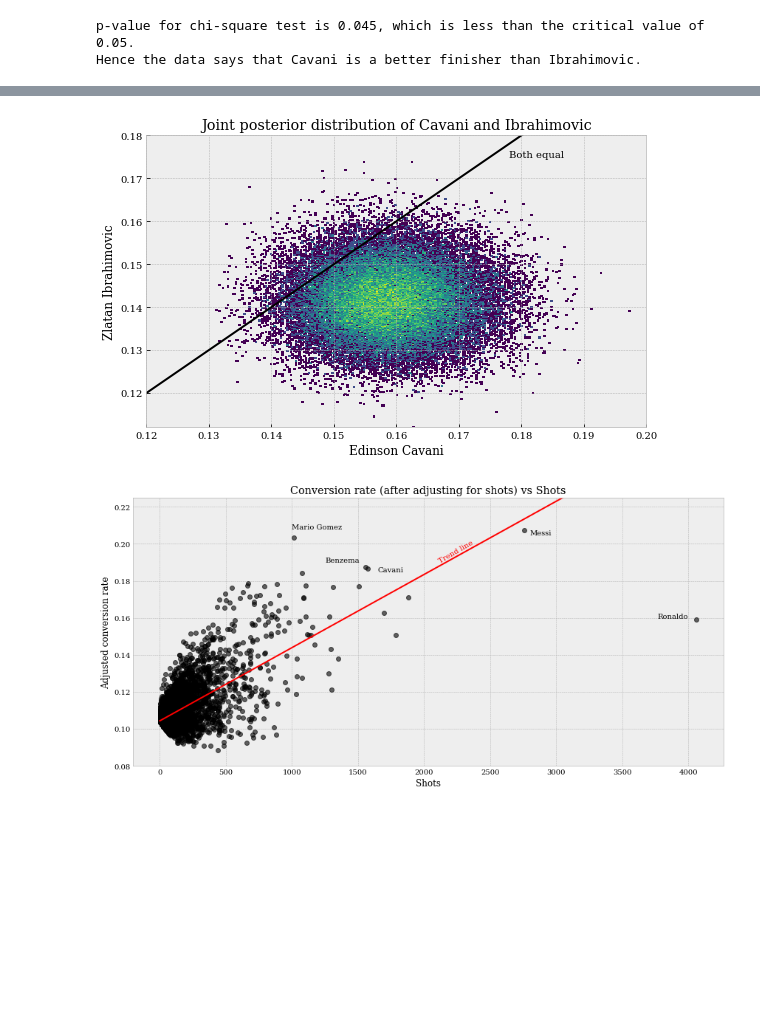
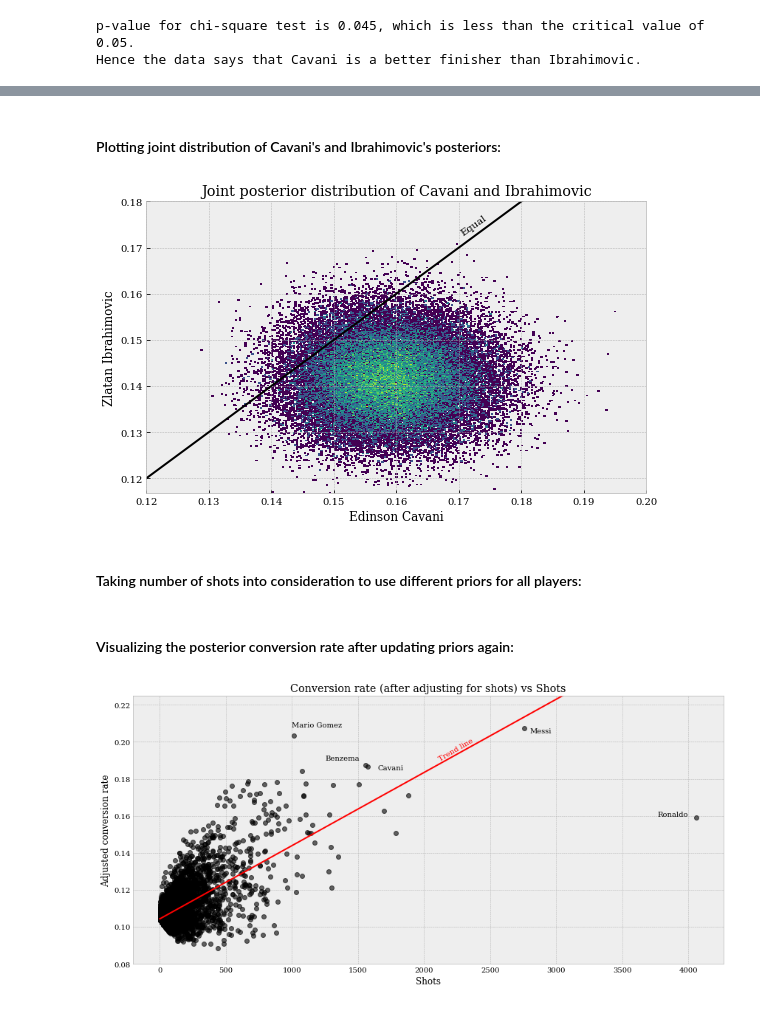
Before and after one commit to karangadiya/best-finishers-in-football, a Jupyter notebook: best-finishers-in-football.ipynb, the cells around one changed output, grey strips where cells are left out. Cells and saved outputs as stored; diff of their text form; code cells hidden in the pictures; blank space fills up the shorter version.

```diff
--- a/best-finishers-in-football.ipynb
+++ b/best-finishers-in-football.ipynb
@@ -368,18 +388,22 @@ Probability that Cavani is a better finisher than Ibrahimovic: 0.9497
+# %% [markdown]
+#### Plotting joint distribution of Cavani's and Ibrahimovic's posteriors:
 # %%
 # joint distribution of cavani and ibrahimovic
 fig, ax = plt.subplots(figsize = (8, 5))
 ax.set_title('Joint posterior distribution of Cavani and Ibrahimovic')
 ax.set_xlabel('Edinson Cavani')
 ax.set_ylabel('Zlatan Ibrahimovic')
-ax.hist2d(ec_posterior_sim, zi_posterior_sim, bins = 250, norm = colors.LogNorm())
+ax.hist2d(ec_posterior_sim, zi_posterior_sim, bins = 300, norm = colors.LogNorm())
 ax.set_xlim([0.12, 0.20])
 ax.set_ylim(top = 0.18)
 ax.plot([0.12, 0.20], [0.12, 0.20], color = 'black')
-ax.text(0.178, 0.175, 'Both equal')
+ax.text(0.17, 0.176, 'Equal', rotation = 35)
 ax.grid()
 fig.tight_layout()
 # %% [output]
-[figure, old version]
+[figure, new version]
+# %% [markdown]
+#### Taking number of shots into consideration to use different priors for all players:
 # %%
 # adjusted priors for all players
 adjusted_prior_m = prior_m + (data['Shots'] - np.mean(data['Shots'])) / np.var(data['Shots'])
@@ -395,6 +419,8 @@ data['Adjusted Posterior b'] = adjusted_posterior_b_values
 # calculate posterior parameters for all players
 adjusted_posterior_means = stats.beta.stats(adjusted_posterior_a_values, adjusted_posterior_b_values, moments = 'm')
 data['Adjusted Posterior Conversion Rate'] = adjusted_posterior_means
+# %% [markdown]
+#### Visualizing the posterior conversion rate after updating priors again:
 # %%
 # adjusted posterior conversion rates for all players
 fig, ax = plt.subplots(figsize = (12, 6))
```
Also changed, not shown: parts of 16 cells of this notebook.
